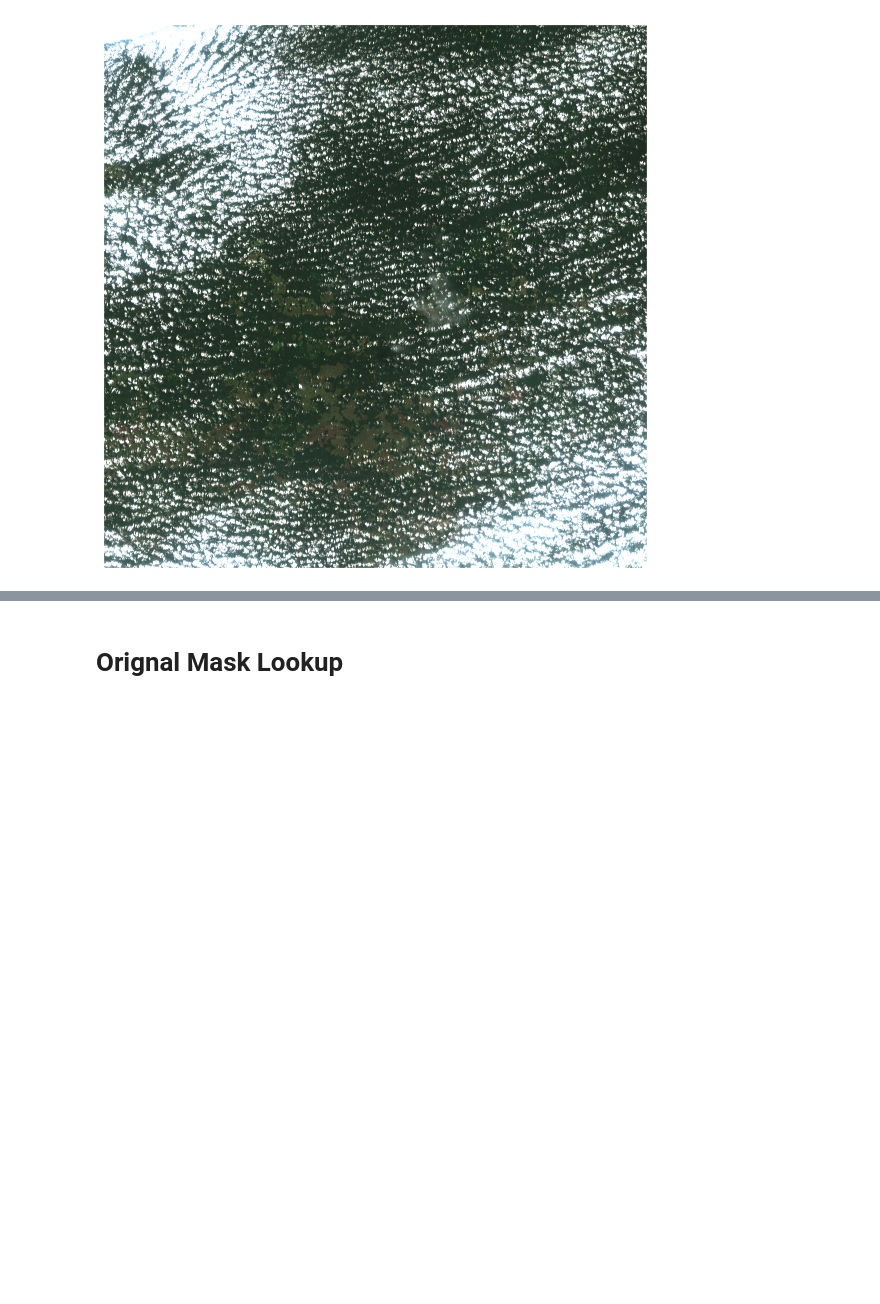
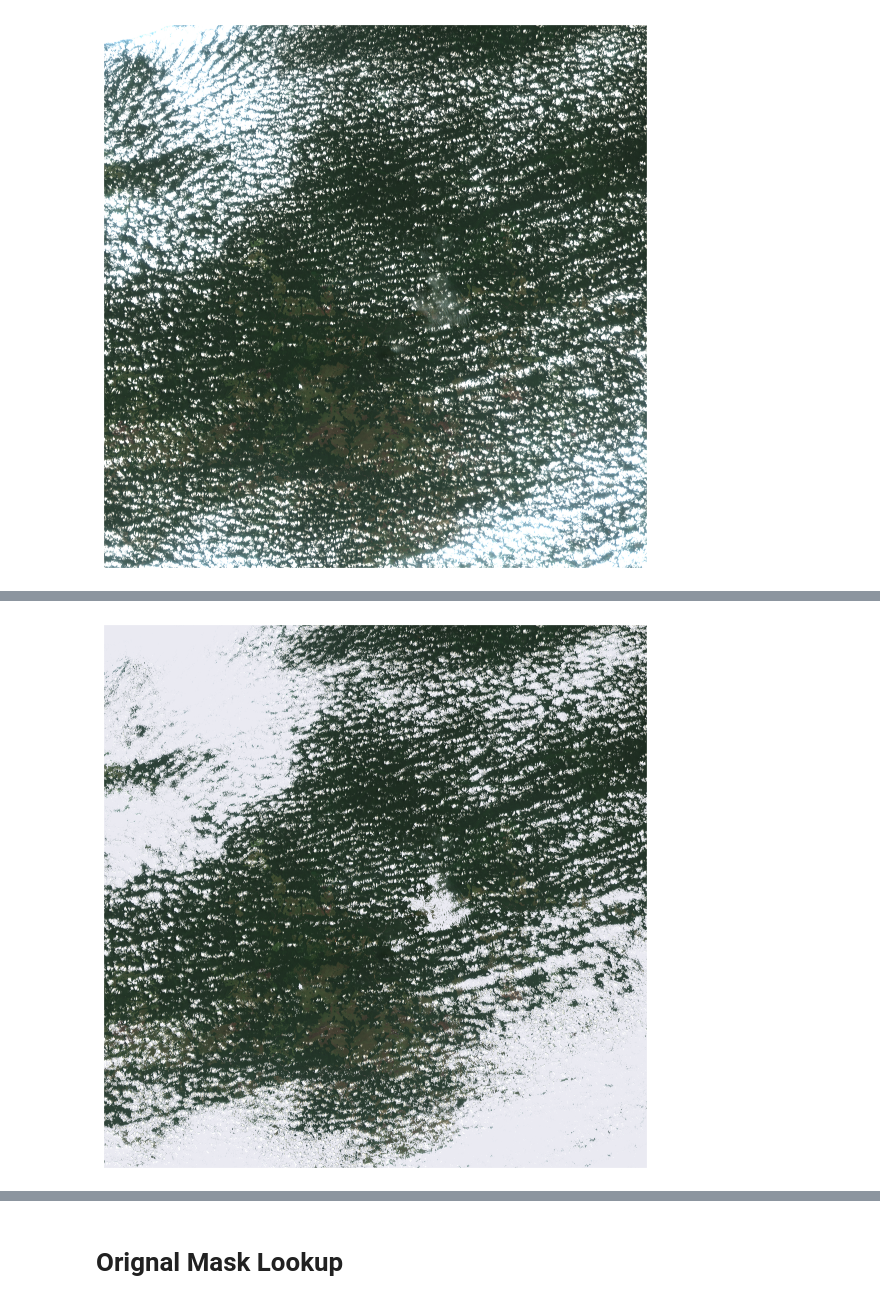
Before and after one commit to panopticonopolis/canopy-gis, a Jupyter notebook: processing/cloud_removal.ipynb, the cells around one changed output, grey strips where cells are left out. Cells and saved outputs as stored; diff of their text form; code cells hidden in the pictures; blank space fills up the shorter version.

```diff
--- a/processing/cloud_removal.ipynb
+++ b/processing/cloud_removal.ipynb
@@ -209,4 +240,4 @@ plt.show()
 
 # Call the earthpy mask function using pixel QA layer
 landsat_pre_cl_free = em.mask_pixels(
-    landsat_pre, masks_dict[1])
+    landsat_pre, landsat_qa_filtered)
@@ -213,3 +264,9 @@ landsat_pre_cl_free = em.mask_pixels(
+# %%
+ep.plot_rgb(landsat_pre_cl_free,extent=landsat_ext)
+
+plt.show()
+# %% [output]
+[figure, added]
 # %%
 landsat_pre_cl_free
 # %% [output]
```
Also changed, not shown: parts of 21 cells of this notebook, 3 other files.
